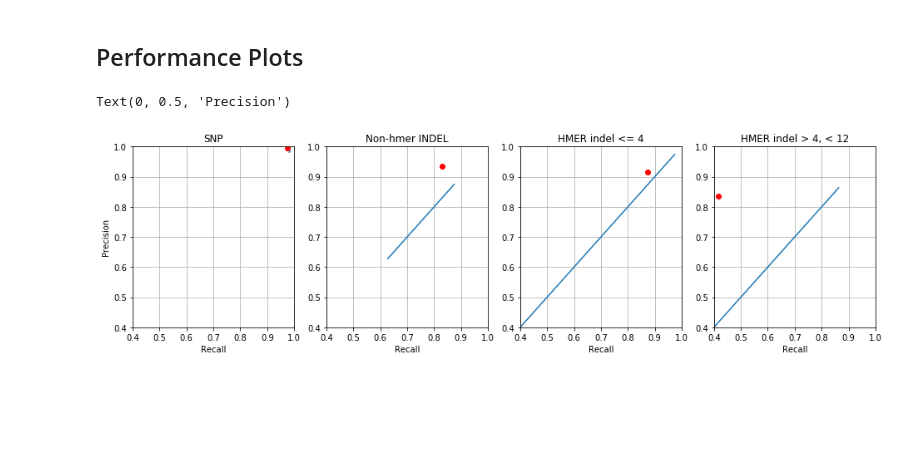
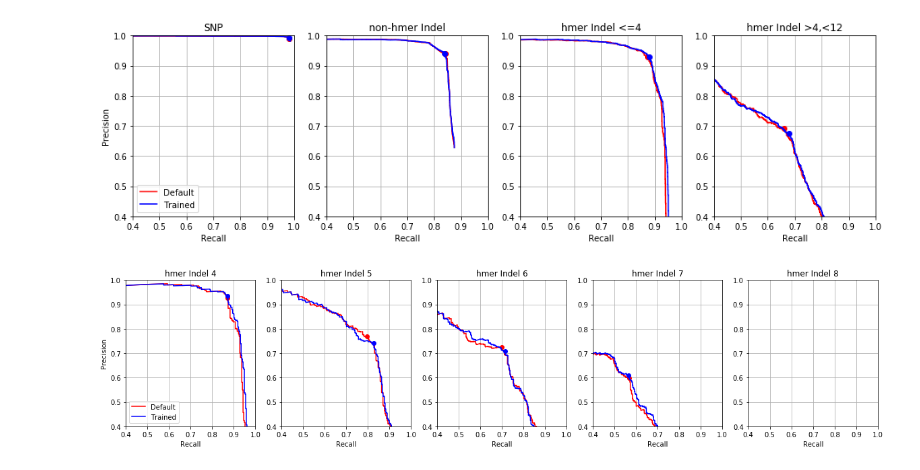
Before and after one commit to Ultimagen/VariantCalling, a Jupyter notebook: src/python/pipelines/createVarReport.ipynb, the cells around one changed output. Drawn from its saved outputs; the diff is of its cells as text; code cells hidden in the pictures; blank space fills up the shorter version.

```diff
--- a/src/python/pipelines/createVarReport.ipynb
+++ b/src/python/pipelines/createVarReport.ipynb
@@ -19 +93,34 @@ model = parser.get('VarReport', 'model')
+# %%
+def plotPerformance(data,categories,gt=False):
+    optRes={}
+    for s in sources:
+        optRes[s]=pd.DataFrame()
+
+    n=len(categories)
+    fig, ax = plt.subplots(1,n,figsize=(4*n,4))
+
+    for i,cat in enumerate(categories):
+        for s,c in zip(sources,('r','b')):
+            d=filterByCategory(data[s],cat)
+            perf,opt=calcPerfomance(d,gt)
+            if not perf.empty:
+                ax[i].plot(perf.recall,perf.precision,'-',label=s,color=c)
+                ax[i].plot(opt.recall,opt.precision,'o',color=c)
+            ax[i].set_title(cat)
+            ax[i].set_xlabel("Recall")
+            ax[i].set_xlim([0.4,1])
+            ax[i].set_ylim([0.4,1])
+            ax[i].grid(True)
+
+            row=pd.DataFrame({'n':len(d),
+                              'max Recall':np.nan if perf.empty else max(perf.recall),
+                              'opt Recall':np.nan if perf.empty else opt.recall[0],
+                              'opt Precision':np.nan if perf.empty else opt.precision[0]
+                             },index=[cat])
+            optRes[s]=pd.concat([optRes[s],row])
+
+    ax[0].set_ylabel("Precision")
+    ax[0].legend(loc='lower left')
+
+    return optRes
 # %% [markdown]
@@ -88,25 +128,10 @@ optimal[['recall','precision']]
-# %% [markdown]
-## Performance Plots
-# %%
-categories=['SNP','Non-hmer INDEL','HMER indel <= 4','HMER indel > 4, < 12']
-
-fig, ax = plt.subplots(1,4,figsize=(16,4))
-for i,cat in enumerate(categories):
-    recall=curve.loc[cat,'recall']
-    precision=curve.loc[cat,'precision']
-
-    recallOpt=optimal.loc[cat,'recall']
-    precisionOpt=optimal.loc[cat,'precision']
-
-    ax[i].plot(recall,precision,'-',label=cat)
-    ax[i].plot(recallOpt,precisionOpt,'or')
-    ax[i].set_title(cat)
-    ax[i].set_xlabel("Recall")
-    ax[i].set_xlim([0.40,1])
-    ax[i].set_ylim([0.40,1])
-    ax[i].grid(True)
-
-ax[0].set_ylabel("Precision")
-# %% [output]
-Text(0, 0.5, 'Precision')
-[figure, removed]
+# %%
+categories=['SNP','non-hmer Indel','hmer Indel <=4','hmer Indel >4,<12']
+optRes1=plotPerformance(data,categories)
+# %% [output]
+[figure, added]
+# %%
+categories=['hmer Indel 4','hmer Indel 5','hmer Indel 6','hmer Indel 7','hmer Indel 8']
+optRes2=plotPerformance(data,categories)
+# %% [output]
+[figure, added]
```
Also changed, not shown: parts of 24 cells of this notebook.
